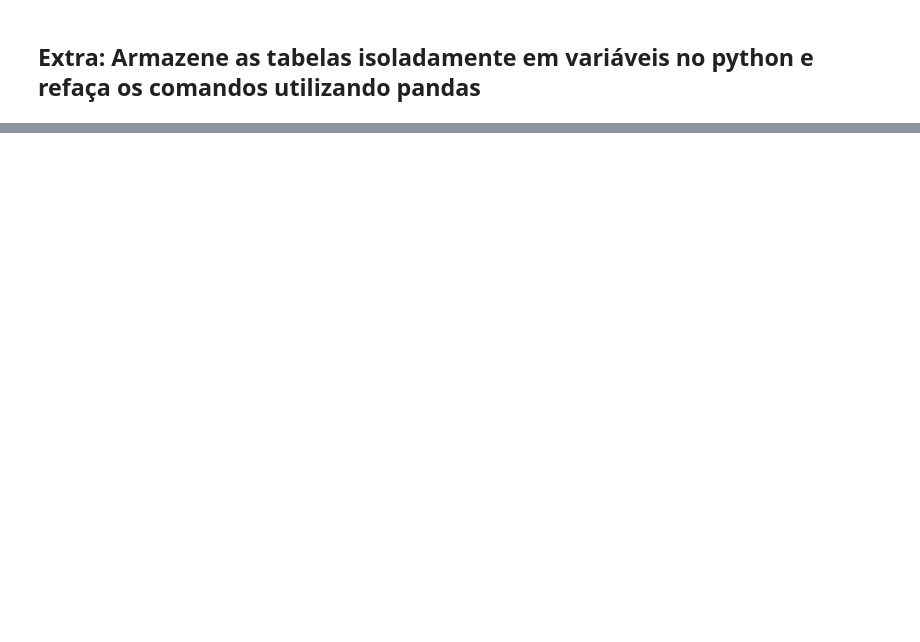
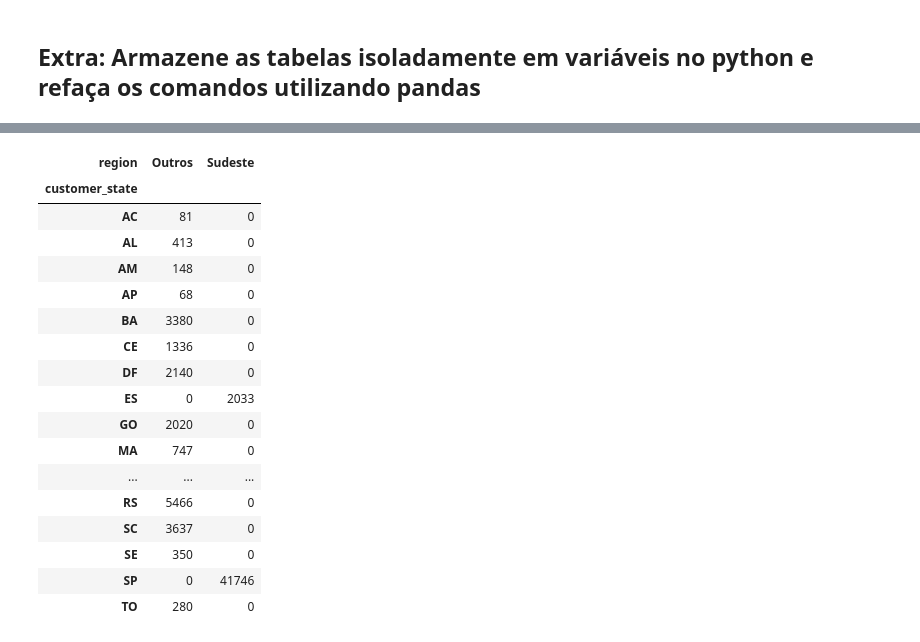
Before and after one commit to ossamum/aulas-mesttra, a Jupyter notebook: SQL/Aula 03 - SQL - Exercícios.ipynb, the cells around one changed output, grey strips where cells are left out. Cells and saved outputs as stored; diff of their text form; code cells hidden in the pictures; blank space fills up the shorter version.

```diff
--- a/SQL/Aula 03 - SQL - Exercícios.ipynb
+++ b/SQL/Aula 03 - SQL - Exercícios.ipynb
@@ -144,0 +310,3 @@ cursor.fetchall()
+# %%
+query = 'SELECT * FROM Customers'
+df_customers = pd.read_sql_query(query, con)
@@ -144,0 +376,3 @@ cursor.fetchall()
+# %%
+df_customers['customer_zip_code_prefix'] = df_customers['customer_zip_code_prefix']\
+.astype(str).str.zfill(5)
@@ -144,0 +408,6 @@ cursor.fetchall()
+# %%
+uf_sudeste = ['SP', 'MG', 'RJ', 'ES']
+# %%
+df_customers['region'] = \
+    np.where(df_customers['customer_state'].isin(uf_sudeste),
+             'Sudeste', 'Outros')
@@ -144,0 +423,21 @@ cursor.fetchall()
+# %%
+pd.crosstab(df_customers['customer_state'], df_customers['region'])
+# %% [output]
+| region | Outros | Sudeste |
+| customer_state |  |  |
+| AC | 81 | 0 |
+| AL | 413 | 0 |
+| AM | 148 | 0 |
+| AP | 68 | 0 |
+| BA | 3380 | 0 |
+| CE | 1336 | 0 |
+| DF | 2140 | 0 |
+| ES | 0 | 2033 |
+| GO | 2020 | 0 |
+| MA | 747 | 0 |
+| ... | ... | ... |
+| RS | 5466 | 0 |
+| SC | 3637 | 0 |
+| SE | 350 | 0 |
+| SP | 0 | 41746 |
+| TO | 280 | 0 |
```
Also changed, not shown: parts of 32 cells of this notebook, 1 other file.
